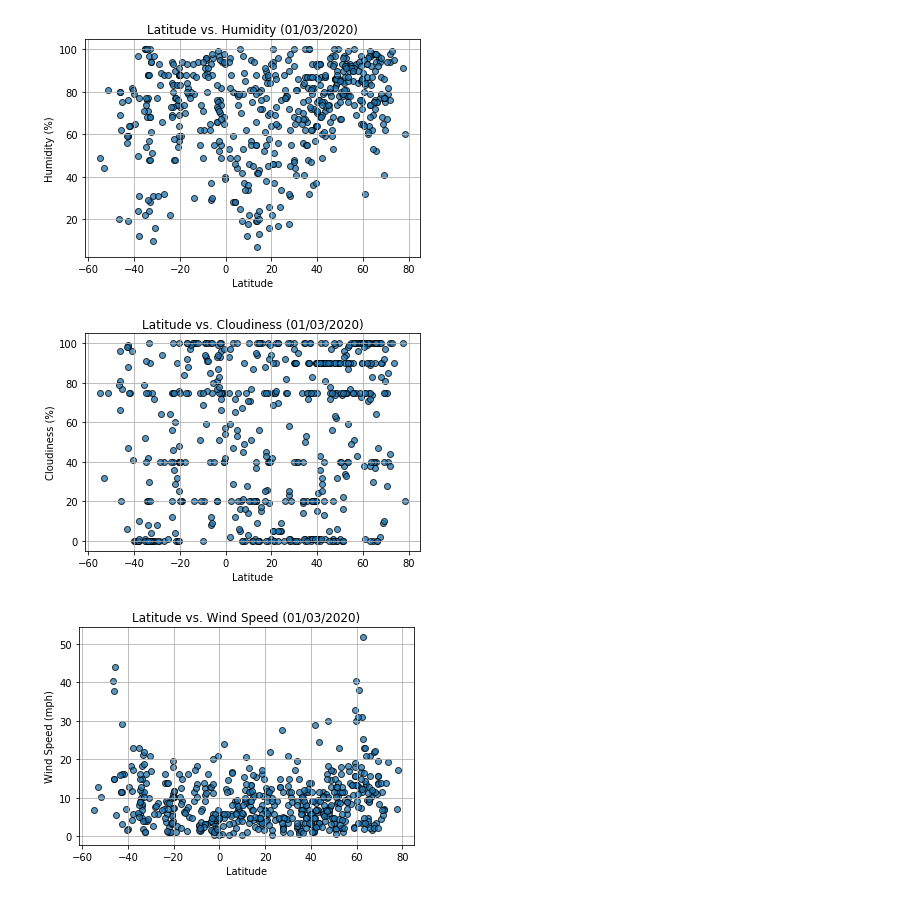
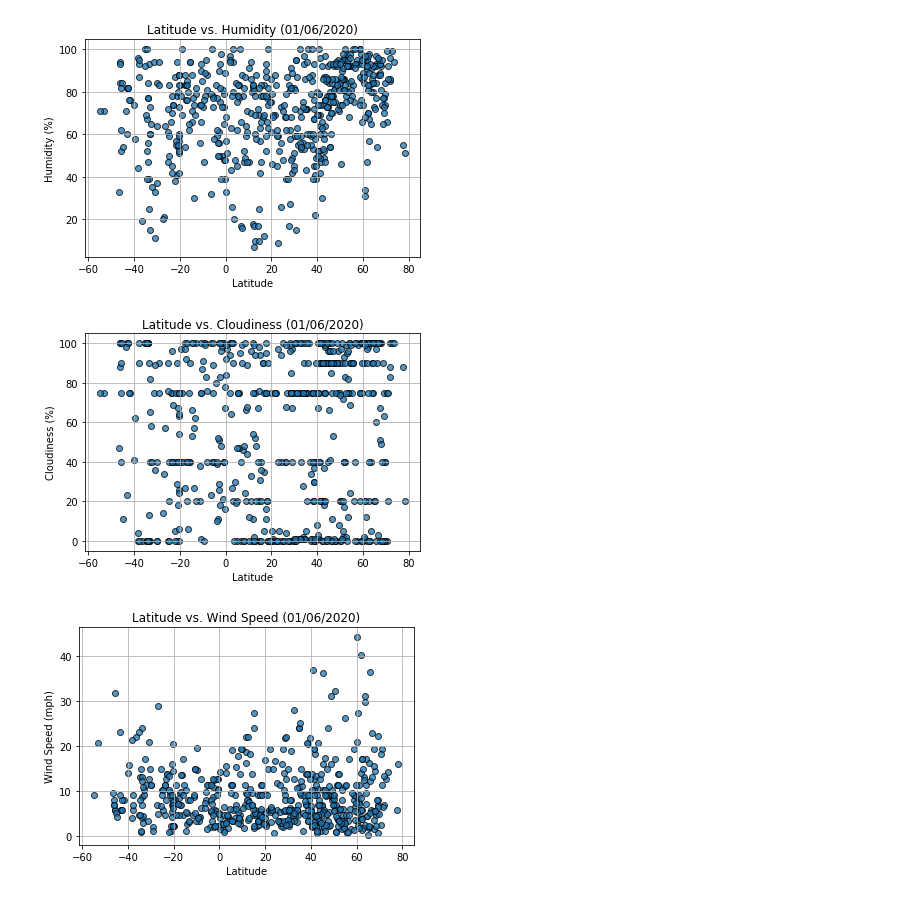
Before and after one commit to erikarberry/python-api-challenge, a Jupyter notebook: WeatherPy/WeatherPy.ipynb, the cells around one changed output. Drawn from its saved outputs; the diff is of its cells as text; code cells hidden in the pictures.

```diff
--- a/WeatherPy/WeatherPy.ipynb
+++ b/WeatherPy/WeatherPy.ipynb
@@ -119,7 +119,7 @@ city_weather_dictionary = {
     "Longitude": lng,
     "Cloudiness (%)": cloudiness,
     "Humidity (%)": humidity,
-    "Tempurature (F)": max_temp,
+    "Temperature (F)": max_temp,
     "Wind Speed (mph)": wind_speed
 }
 
@@ -174,7 +183,7 @@ plt.show()
 # %%
 # Latitude vs. Humidity
 plt.scatter(weather_data["Latitude"], weather_data["Humidity (%)"], alpha=.75, marker="o", edgecolors="black")
-plt.title("Latitude vs. Humidity (01/03/2020)")
+plt.title("Latitude vs. Humidity (01/06/2020)")
 plt.ylabel("Humidity (%)")
 plt.xlabel("Latitude")
 plt.grid(True)
@@ -185,4 +194,4 @@ plt.savefig("LatVsHumidity.png")
 # Show plot
 plt.show()
 # %% [output]
-[figure, old version]
+[figure, new version]
@@ -189,7 +201,7 @@ plt.show()
 # %%
 # Latitude vs. Cloudiness
 plt.scatter(weather_data["Latitude"], weather_data["Cloudiness (%)"], alpha=.75, marker="o", edgecolors="black")
-plt.title("Latitude vs. Cloudiness (01/03/2020)")
+plt.title("Latitude vs. Cloudiness (01/06/2020)")
 plt.ylabel("Cloudiness (%)")
 plt.xlabel("Latitude")
 plt.grid(True)
@@ -200,4 +212,4 @@ plt.savefig("LatVsCloudiness.png")
 # Show plot
 plt.show()
 # %% [output]
-[figure, old version]
+[figure, new version]
@@ -204,15 +218,15 @@ plt.show()
 # %%
 # Latitude vs. Wind Speed
 plt.scatter(weather_data["Latitude"], weather_data["Wind Speed (mph)"], alpha=.75, marker="o", edgecolors="black")
-plt.title("Latitude vs. Wind Speed (01/03/2020)")
+plt.title("Latitude vs. Wind Speed (01/06/2020)")
 plt.ylabel("Wind Speed (mph)")
 plt.xlabel("Latitude")
 plt.grid(True)
 
 # Save the figure
 plt.savefig("LatVsWindSpeed.png")
 
 # Show plot
 plt.show()
 # %% [output]
-[figure, old version]
+[figure, new version]
```
Also changed, not shown: parts of 21 cells of this notebook, 20 other files.
